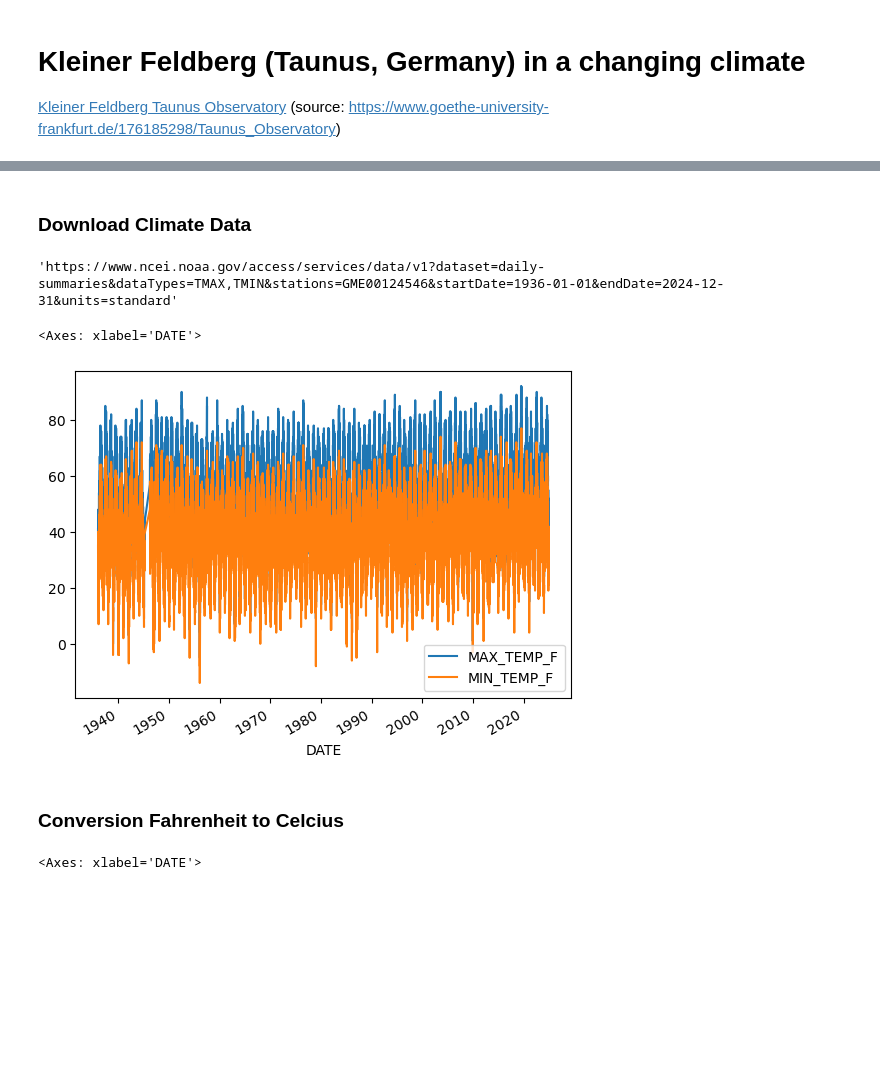
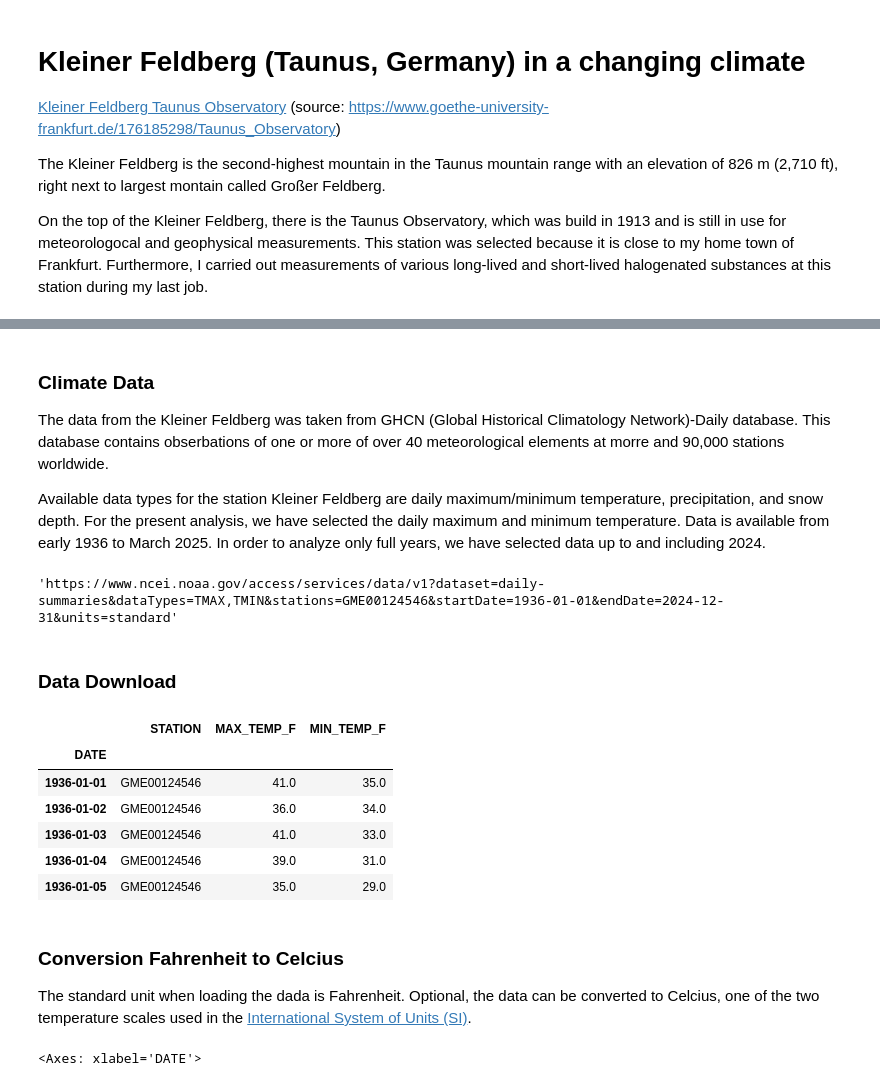
Before and after one commit to earthlab-education/02-climate-MarJess, a Jupyter notebook: 06_climate_change_portfolio.ipynb, the cells around one changed output, grey strips where cells are left out. Cells and saved outputs as stored; diff of their text form; code cells hidden in the pictures; blank space fills up the shorter version.

```diff
--- a/06_climate_change_portfolio.ipynb
+++ b/06_climate_change_portfolio.ipynb
@@ -3,6 +3,17 @@
 
 [Kleiner Feldberg Taunus Observatory](https://www.uni-frankfurt.de/176187470.png?)
 (source: https://www.goethe-university-frankfurt.de/176185298/Taunus_Observatory)
+
+The Kleiner Feldberg is the second-highest mountain in the Taunus mountain
+range with an elevation of 826 m (2,710 ft), right next to largest montain
+called Großer Feldberg.
+
+On the top of the Kleiner Feldberg, there is the Taunus Observatory, which
+was build in 1913 and is still in use for meteorologocal and geophysical
+measurements. This station was selected because it is close to my home
+town of Frankfurt. Furthermore, I carried out measurements of various
+long-lived and short-lived halogenated substances at this station during
+my last job.
 # %%
 # import packages
 import pandas as pd
@@ -17,7 +28,11 @@ from sklearn.linear_model import LinearRegression
 [interactive output not drawn]
 [interactive output not drawn]
 # %% [markdown]
-### Download Climate Data
+### Climate Data
+
+The data from the Kleiner Feldberg was taken from GHCN (Global Historical Climatology Network)-Daily database. This database contains obserbations of one or more of over 40 meteorological elements at morre and 90,000 stations worldwide.
+
+Available data types for the station Kleiner Feldberg are daily maximum/minimum temperature, precipitation, and snow depth. For the present analysis, we have selected the daily maximum and minimum temperature. Data is available from early 1936 to March 2025. In order to analyze only full years, we have selected data up to and including 2024.
 # %%
 kl_feldberg_ncei_url = ('https://www.ncei.noaa.gov/access/services/data/v1'
                     '?dataset=daily-summaries&dataTypes=TMAX,TMIN&'
@@ -26,30 +41,41 @@ kl_feldberg_ncei_url = ('https://www.ncei.noaa.gov/access/services/data/v1'
 kl_feldberg_ncei_url
 # %% [output]
 'https://www.ncei.noaa.gov/access/services/data/v1?dataset=daily-summaries&dataTypes=TMAX,TMIN&stations=GME00124546&startDate=1936-01-01&endDate=2024-12-31&units=standard'
+# %% [markdown]
+### Data Download
 # %%
 # Download the climate data
 kl_feldberg_climate_df = pd.read_csv(
     kl_feldberg_ncei_url,
     index_col='DATE',
     parse_dates=True,
     na_values=['NaN']
 )
 
-# Check that the download worked
-kl_feldberg_climate_df.head()
-
-# rename temperature column from TANG (average temperature)
-# to TEMP_F (temperature in Fahrenheit)
+# rename temperature column from TMAX and TMIN
+# to MAX_TEMP_F and MIN_TEMP_F (temperatures in Fahrenheit)
 kl_feldberg_climate_units_df = kl_feldberg_climate_df.rename(columns={
     'TMAX': 'MAX_TEMP_F',
     'TMIN': 'MIN_TEMP_F',
 })
-kl_feldberg_climate_units_df.plot()
+
+# quick look into the first five rows of the DataFrame
+kl_feldberg_climate_units_df.head()
 # %% [output]
-<Axes: xlabel='DATE'>
-[figure, removed]
+|  | STATION | MAX_TEMP_F | MIN_TEMP_F |
+| DATE |  |  |  |
+| 1936-01-01 | GME00124546 | 41.0 | 35.0 |
+| 1936-01-02 | GME00124546 | 36.0 | 34.0 |
+| 1936-01-03 | GME00124546 | 41.0 | 33.0 |
+| 1936-01-04 | GME00124546 | 39.0 | 31.0 |
+| 1936-01-05 | GME00124546 | 35.0 | 29.0 |
 # %% [markdown]
 ### Conversion Fahrenheit to Celcius
+
+The standard unit when loading the dada is Fahrenheit. Optional, the
+data can be converted to Celcius, one of the two temperature scales used
+in the <a href="https://en.wikipedia.org/wiki/International_System_of_Units"
+target="_blank">International System of Units (SI)</a>.
 # %%
 # Convert units with a function
 def Fahrenheit_to_Celcius(temperature_F: float):
```
Also changed, not shown: parts of 7 cells of this notebook.
